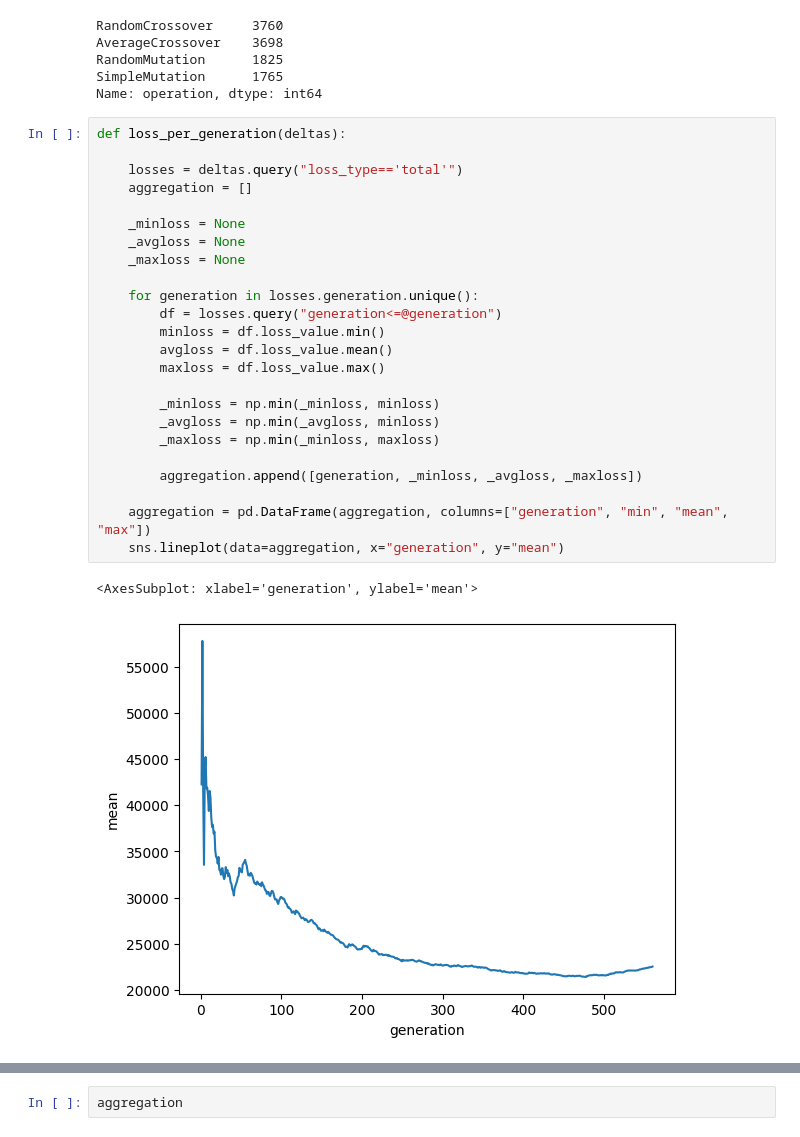
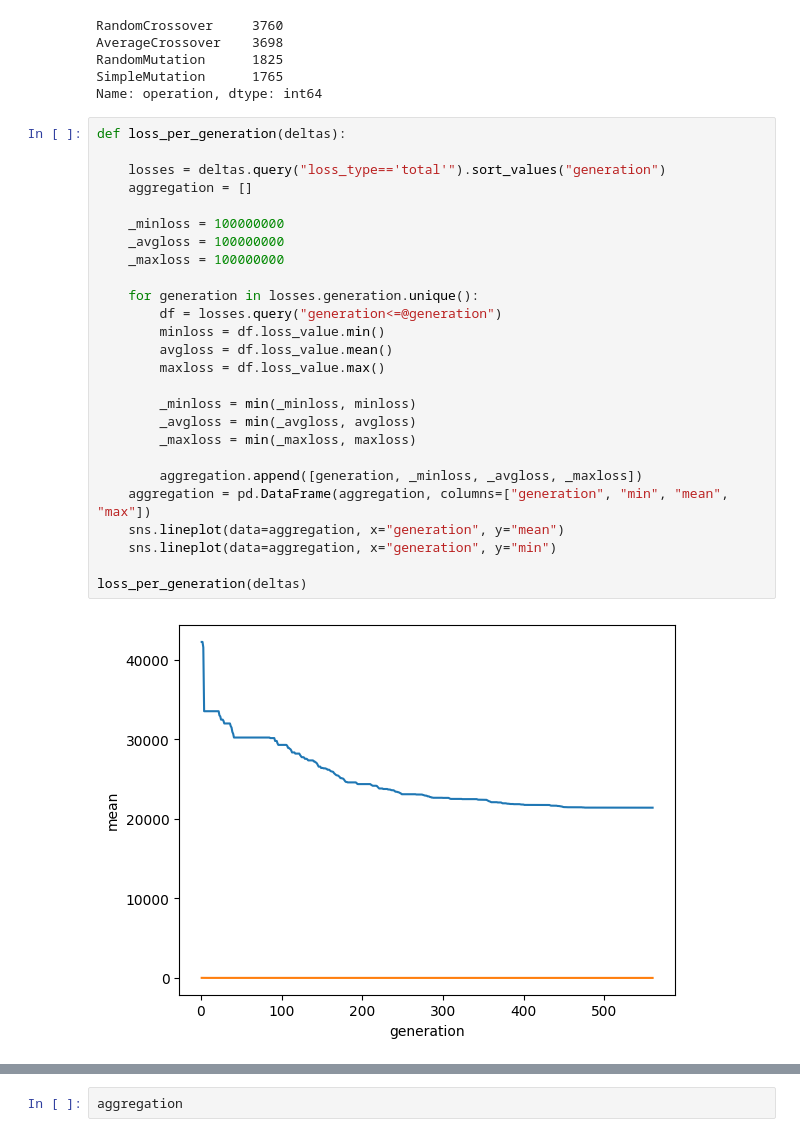
Before and after one commit to Didgitaldoo/didge-lab, a Jupyter notebook: src/experiments/arusha/analyze_evolution.ipynb, the cells around one changed output, grey strips where cells are left out. Cells and saved outputs as stored; diff of their text form.

```diff
--- a/src/experiments/arusha/analyze_evolution.ipynb
+++ b/src/experiments/arusha/analyze_evolution.ipynb
@@ -170,27 +171,28 @@ Name: operation, dtype: int64
 # %%
 def loss_per_generation(deltas):
 
-    losses = deltas.query("loss_type=='total'")
+    losses = deltas.query("loss_type=='total'").sort_values("generation")
     aggregation = []
 
-    _minloss = None
-    _avgloss = None
-    _maxloss = None
+    _minloss = 100000000
+    _avgloss = 100000000
+    _maxloss = 100000000
 
     for generation in losses.generation.unique():
         df = losses.query("generation<=@generation")
         minloss = df.loss_value.min()
         avgloss = df.loss_value.mean()
         maxloss = df.loss_value.max()
 
-        _minloss = np.min(_minloss, minloss)
-        _avgloss = np.min(_avgloss, minloss)
-        _maxloss = np.min(_minloss, maxloss)
+        _minloss = min(_minloss, minloss)
+        _avgloss = min(_avgloss, avgloss)
+        _maxloss = min(_maxloss, maxloss)
 
         aggregation.append([generation, _minloss, _avgloss, _maxloss])
-
     aggregation = pd.DataFrame(aggregation, columns=["generation", "min", "mean", "max"])
     sns.lineplot(data=aggregation, x="generation", y="mean")
+    sns.lineplot(data=aggregation, x="generation", y="min")
+
+loss_per_generation(deltas)
 # %% [output]
-<AxesSubplot: xlabel='generation', ylabel='mean'>
-[figure, old version]
+[figure, new version]
```
Also changed, not shown: parts of 2 cells of this notebook, 3 other files.
